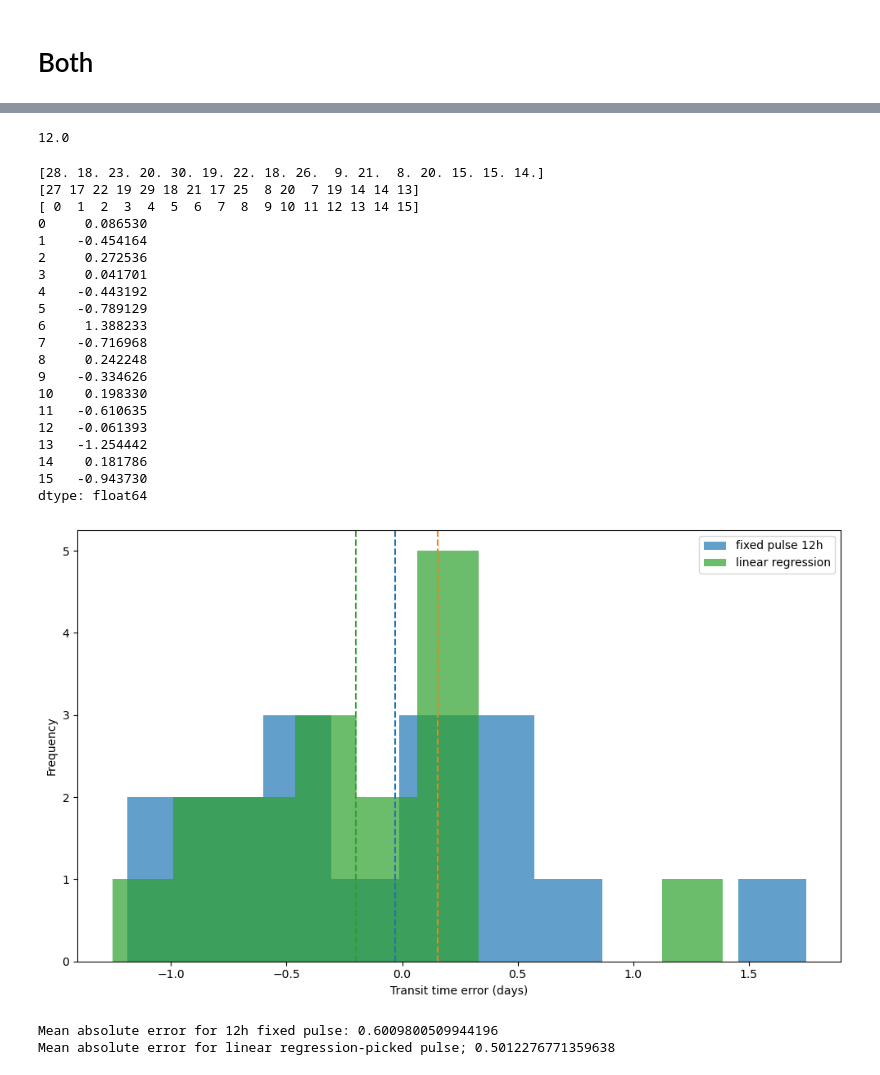
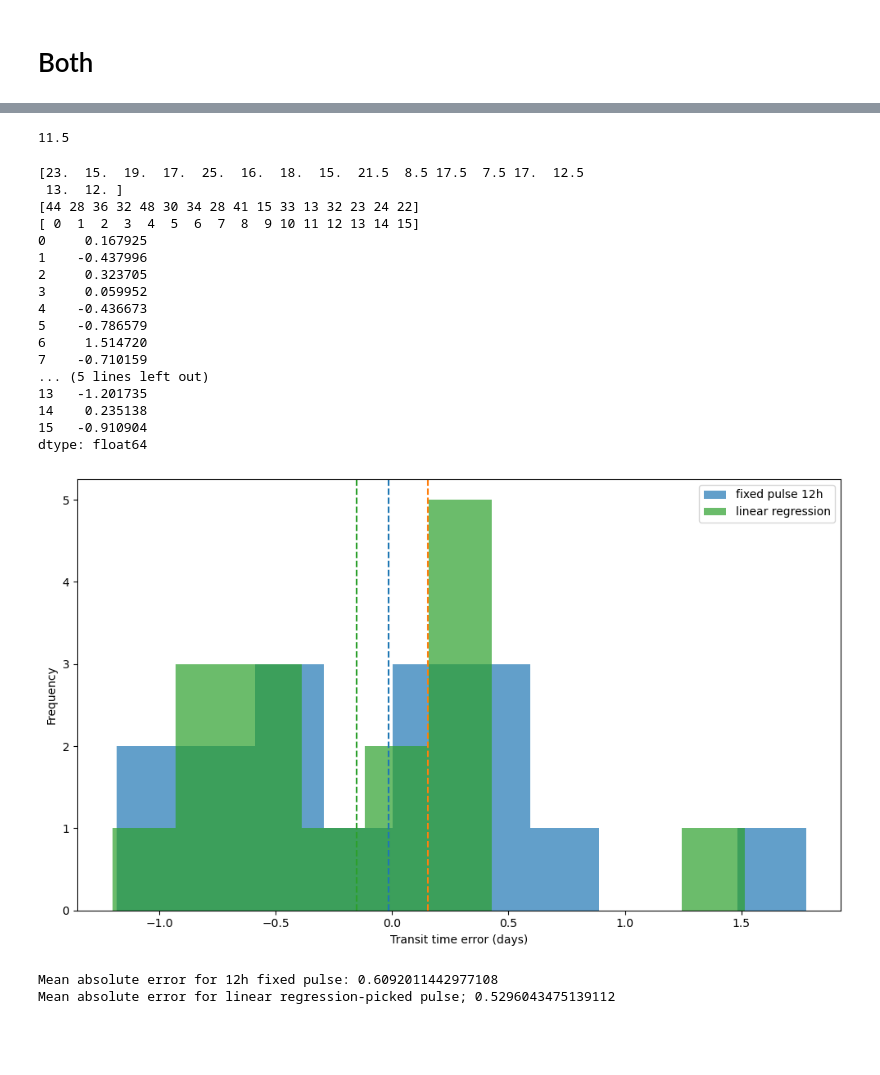
Before and after one commit to dechenlhamogyeltshen/CME_pulse_duration, a Jupyter notebook: huxt/analysis.ipynb, the cells around one changed output, grey strips where cells are left out. Cells and saved outputs as stored; diff of their text form; code cells hidden in the pictures; blank space fills up the shorter version.

```diff
--- a/huxt/analysis.ipynb
+++ b/huxt/analysis.ipynb
@@ -692,14 +692,15 @@ plt.show()
 # %%
-print(pulse_durations.iloc[11])
+print(pulse_durations.iloc[21])
 # %% [output]
-12.0
+11.5
 # %%
 # Ensure v_cme is in a 1D format
 v_cme_values = v_cme.values.flatten()
 v_cme_values = v_cme_values.astype(float)
 
-y = 0.0202 * v_cme_values + 1.1234
-pulse = np.round(y / 1.0) * 1.0
+y = 0.0157 * v_cme_values + 2.1151
+
+pulse = np.round(y / 0.5) * 0.5
 pulse = np.round(pulse, 2)
 print(pulse)
 
@@ -715,56 +716,53 @@ result = pd.Series(
 )
 print(result)
 # %% [output]
-[28. 18. 23. 20. 30. 19. 22. 18. 26.  9. 21.  8. 20. 15. 15. 14.]
-[27 17 22 19 29 18 21 17 25  8 20  7 19 14 14 13]
+[23.  15.  19.  17.  25.  16.  18.  15.  21.5  8.5 17.5  7.5 17.  12.5
+ 13.  12. ]
+[44 28 36 32 48 30 34 28 41 15 33 13 32 23 24 22]
 [ 0  1  2  3  4  5  6  7  8  9 10 11 12 13 14 15]
-0     0.086530
-1    -0.454164
-2     0.272536
-3     0.041701
-4    -0.443192
-5    -0.789129
-6     1.388233
-7    -0.716968
-8     0.242248
-9    -0.334626
-10    0.198330
-11   -0.610635
-12   -0.061393
-13   -1.254442
-14    0.181786
-15   -0.943730
+0     0.167925
+1    -0.437996
+2     0.323705
+3     0.059952
+4    -0.436673
+5    -0.786579
+6     1.514720
+7    -0.710159
+... (5 lines left out)
+13   -1.201735
+14    0.235138
+15   -0.910904
 dtype: float64
 # %%
 fig, ax = plt.subplots(figsize=(10, 6))
 
 # define colours
 c_fixed = "tab:blue"
 c_sph = "tab:orange"
 c_reg = "tab:green"
 
 # histograms
-ax.hist(tt_nabs_error.iloc[11, :], alpha=0.7, color=c_fixed, label='fixed pulse 12h')
+ax.hist(tt_nabs_error.iloc[21, :], alpha=0.7, color=c_fixed, label='fixed pulse 12h')
 #ax.hist(tt_sph_nabs_error, alpha=0.7, color=c_sph, label='spheroidal')
 ax.hist(result, alpha=0.7, color=c_reg, label='linear regression')
 
 # medians (same colours)
-ax.axvline(np.mean(tt_nabs_error.iloc[11, :]), color=c_fixed, linestyle='--')
+ax.axvline(np.mean(tt_nabs_error.iloc[21, :]), color=c_fixed, linestyle='--')
 ax.axvline(np.mean(tt_sph_nabs_error), color=c_sph, linestyle='--')
 ax.axvline(np.mean(result), color=c_reg, linestyle='--')
 
 ax.legend()
 ax.set_xlabel("Transit time error (days)")
 ax.set_ylabel("Frequency")
 
 filename = ("/Users/dven/repos/CME_pulse_duration/huxt/figures/analysis/pd_selection_comparison.pdf")
 fig.tight_layout()
 fig.savefig(filename, format="pdf", bbox_inches="tight")
 # %% [output]
-[figure, old version]
+[figure, new version]
 # %%
 def abs_error():
-    fixed = tt_nabs_error.iloc[11, :]
+    fixed = tt_nabs_error.iloc[21, :]
     fixed = fixed.abs()
     mean_fixed = fixed.mean()
 
@@ -776,5 +774,5 @@ def abs_error():
 
 abs_error()
 # %% [output]
-Mean absolute error for 12h fixed pulse: 0.6009800509944196
-Mean absolute error for linear regression-picked pulse; 0.5012276771359638
+Mean absolute error for 12h fixed pulse: 0.6092011442977108
+Mean absolute error for linear regression-picked pulse; 0.5296043475139112
```
Also changed, not shown: parts of 10 cells of this notebook, 35 other files.
